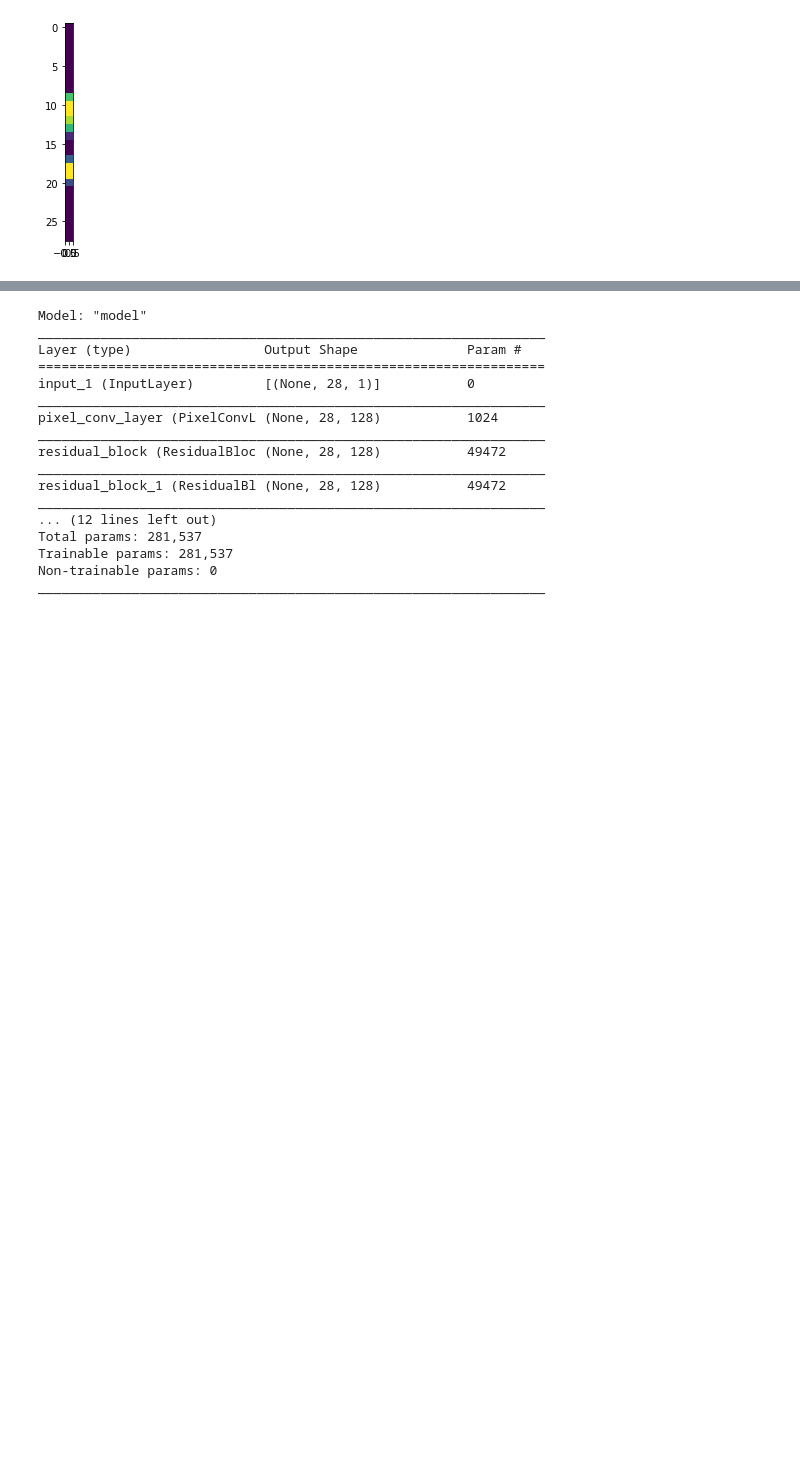
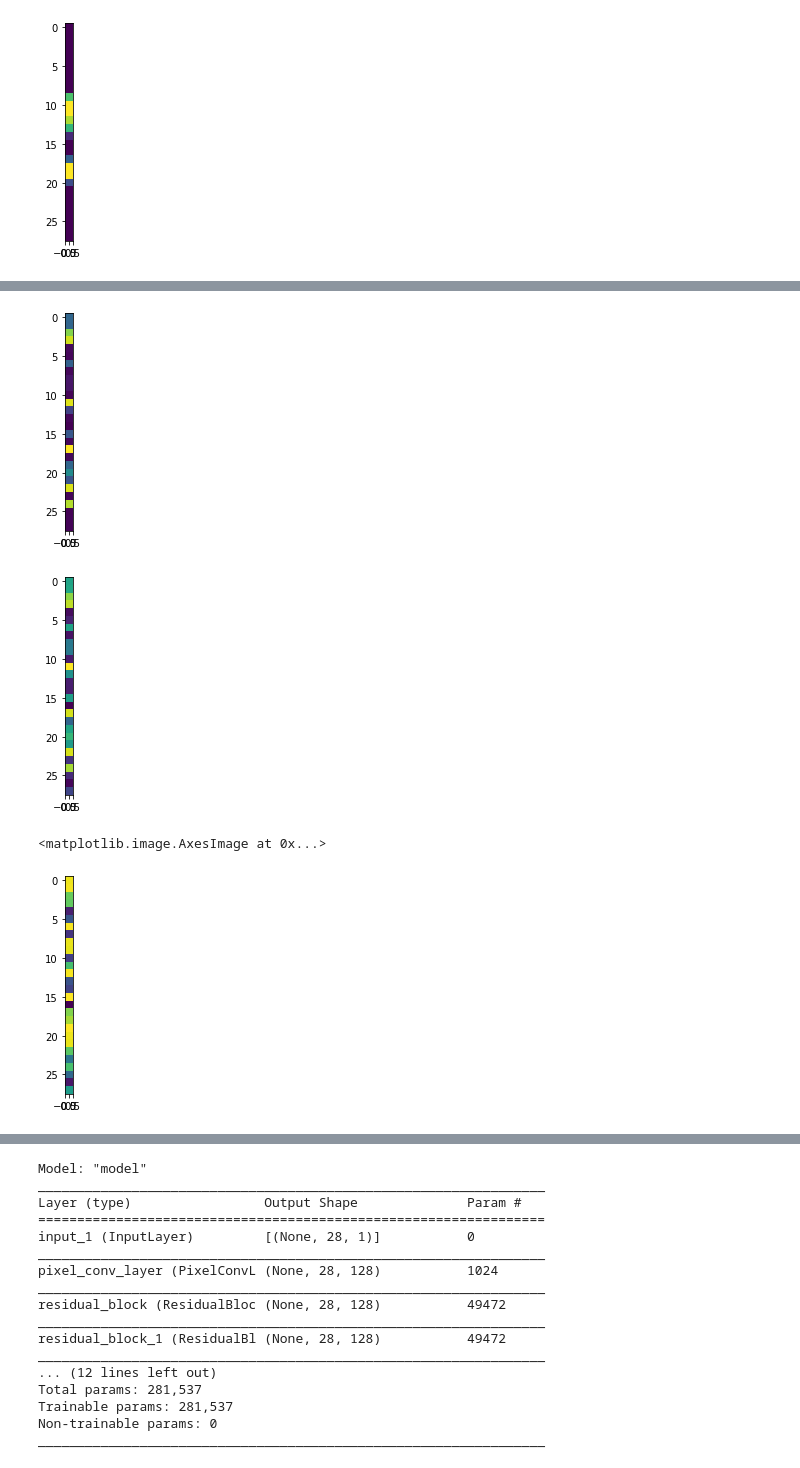
Before and after one commit to EiffL/sfh-inference-hackathon, a Jupyter notebook: notebooks/pixelcnn-tcn.ipynb, the cells around one changed output, grey strips where cells are left out. Drawn from its saved outputs; the diff is of its cells as text; code cells hidden in the pictures; blank space fills up the shorter version.

Commit message:
TCN model without residual blocks

```diff
--- a/notebooks/pixelcnn-tcn.ipynb
+++ b/notebooks/pixelcnn-tcn.ipynb
@@ -155,0 +161,28 @@ distribution = tfp.distributions.Normal(net[...,0], 1e-4 + tf.nn.softplus(net[..
+# %%
+"""
+## Build the model based on the original paper
+"""
+
+inputs = keras.Input(shape=(28,1), dtype='float32')
+
+kernel_size=3
+
+x = tf.keras.layers.Conv1D(filters=16,
+           kernel_size=kernel_size,
+           dilation_rate=1,
+           padding='causal',
+           activation='relu')(inputs)
+
+for dilation_rate, nb_filters in zip([2, 4, 8, 16, 32], [16, 32, 64, 128, 256]):
+    x = tf.keras.layers.Conv1D(filters=nb_filters,
+               kernel_size=kernel_size,
+               dilation_rate=dilation_rate,
+               padding='causal',
+               activation='relu')(x)
+
+
+
+x = keras.layers.Dense(params_size)(x)
+out = tfp.layers.MixtureNormal(num_components, event_shape)(x)
+
+pixel_cnn = keras.Model(inputs, out)
@@ -155,0 +209,6 @@ distribution = tfp.distributions.Normal(net[...,0], 1e-4 + tf.nn.softplus(net[..
+# %%
+negloglik = lambda y, q: -q.log_prob(y)
+
+pixel_cnn.compile(loss=negloglik, optimizer='adam')
+# %%
+pixel_cnn.fit(data, data)
@@ -155,0 +220,12 @@ distribution = tfp.distributions.Normal(net[...,0], 1e-4 + tf.nn.softplus(net[..
+# %%
+seq = np.random.random((28,1))
+plt.imshow(pixel_cnn.predict(seq).reshape(28,1))
+plt.show()
+plt.imshow(seq)
+plt.show()
+plt.imshow(seq-pixel_cnn.predict(seq).reshape(28,1))
+# %% [output]
+[figure, added]
+[figure, added]
+<matplotlib.image.AxesImage at 0x...>
+[figure, added]
```
Also changed, not shown: parts of 15 cells of this notebook.
